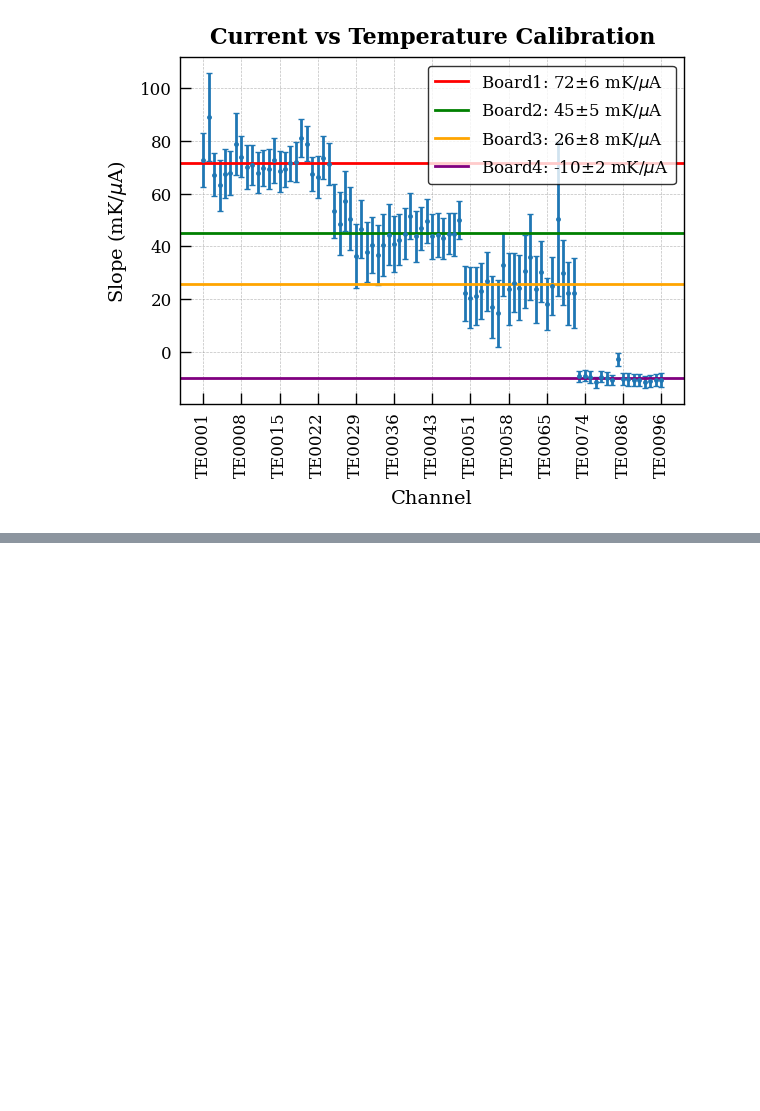
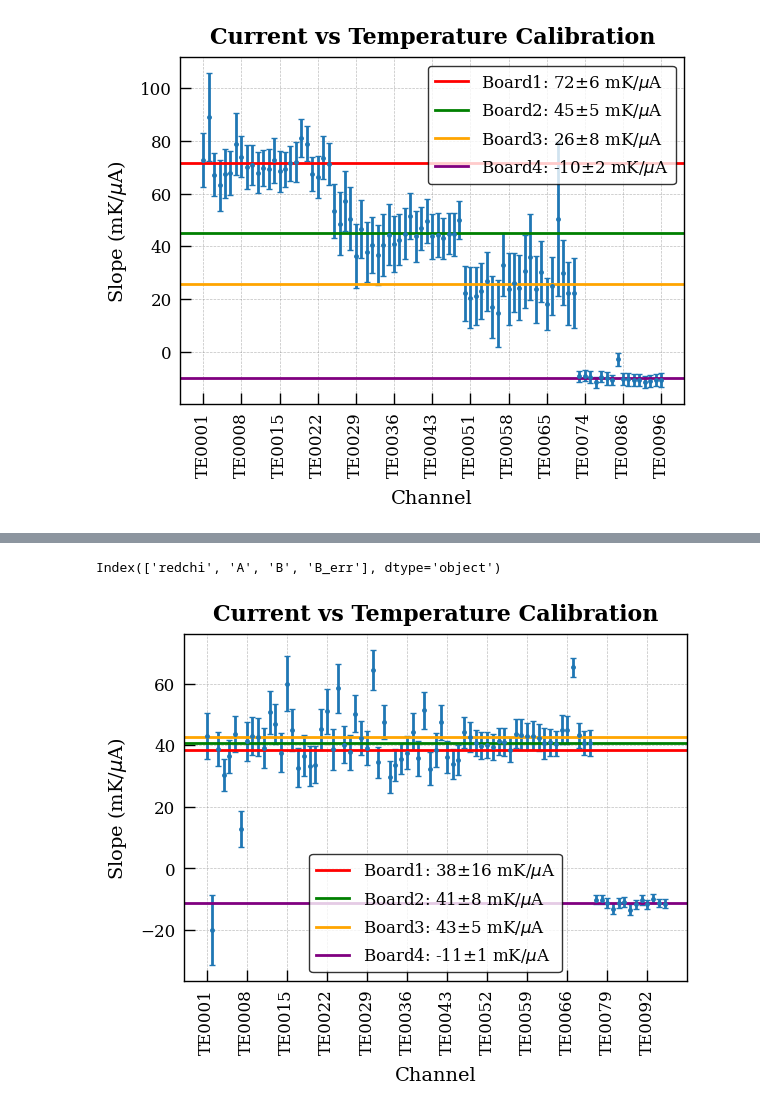
Before and after one commit to jcapo96/rtd, a Jupyter notebook: pdhd/ana/current_corr.ipynb, the cells around one changed output, grey strips where cells are left out. Saved outputs shown, nothing was run; the diff lists cells and outputs as text; code cells hidden in the pictures; blank space fills up the shorter version.

```diff
--- a/pdhd/ana/current_corr.ipynb
+++ b/pdhd/ana/current_corr.ipynb
@@ -133,0 +172,31 @@ slopes.to_csv("/eos/user/j/jcapotor/DUNE-IFIC/Experiments/ProtoDUNE-HD/Operation
+# %%
+def line(x, A, B):
+    return A + B * x
+
+results = {}
+minchi2 = 1e10
+
+sample = list(range(10, 240 + 1, 5))
+for minutes in sample:
+    i = 48
+    try:
+        data_plot = data.resample(f"{minutes}min").mean()
+        data_plot_err = data.resample(f"{minutes}min").std()
+        line_model = lmfit.Model(line)
+        params = line_model.make_params(A=0, B=1)
+        weights = 1 / np.sqrt(data_plot_err["IE_Card02"].to_numpy()**2 + data_plot_err[fr"TE00{i}"].to_numpy()**2)
+        fit_result = line_model.fit((data_plot[fr"TE00{i}"]-data_plot[fr"TE00{i}"].iloc[0]).to_numpy(),
+                                    params,
+                                    x=data_plot["IE_Card02"].to_numpy(), weights=weights)
+        if fit_result.redchi > 0.5:
+            continue
+        results[minutes] = {"redchi":fit_result.redchi, "A":fit_result.params["A"].value, "B":fit_result.params["B"].value, "B_err":fit_result.params["B"].stderr}
+        if fit_result.redchi < minchi2:
+            minchi2 = fit_result.redchi
+            best_minutes = minutes
+    except:
+        continue
+results = pd.DataFrame(results).T
+print(results.columns)
+# %% [output]
+Index(['redchi', 'A', 'B', 'B_err'], dtype='object')
@@ -133,0 +241,22 @@ slopes.to_csv("/eos/user/j/jcapotor/DUNE-IFIC/Experiments/ProtoDUNE-HD/Operation
+# %%
+plt.errorbar(slopes.index.to_numpy(), slopes["slope"].to_numpy(), yerr=slopes["slope_err"].to_numpy(), fmt="o", capsize=2)
+plt.ylabel(r"Slope (mK/$\mu$A)")
+plt.xlabel("Channel")
+xticks = slopes.index.to_numpy()
+plt.xticks(xticks[::max(1, len(xticks)//11)], rotation=90)
+plt.grid("on")
+plt.title("Current vs Temperature Calibration")
+
+board1 = slopes.loc[chan_board["IE_Card01"]]
+plt.axhline(board1["slope"].mean(), color="red", label=fr'Board1: {board1["slope"].mean():.0f}$\pm${board1["slope"].std():.0f} mK/$\mu$A')
+board1 = slopes.loc[chan_board["IE_Card02"]]
+plt.axhline(board1["slope"].mean(), color="green", label=fr'Board2: {board1["slope"].mean():.0f}$\pm${board1["slope"].std():.0f} mK/$\mu$A')
+board1 = slopes.loc[chan_board["IE_Card03"]]
+plt.axhline(board1["slope"].mean(), color="orange", label=fr'Board3: {board1["slope"].mean():.0f}$\pm${board1["slope"].std():.0f} mK/$\mu$A')
+board1 = slopes.loc[chan_board["IE_Card04"]]
+plt.axhline(board1["slope"].mean(), color="purple", label=fr'Board4: {board1["slope"].mean():.0f}$\pm${board1["slope"].std():.0f} mK/$\mu$A')
+plt.legend()
+
+slopes.to_csv("/eos/user/j/jcapotor/DUNE-IFIC/Experiments/ProtoDUNE-HD/Operation/Data/2024-7-1_2024-7-6_current_correction.csv")
+# %% [output]
+[figure, added]
```
Also changed, not shown: parts of 5 cells of this notebook, 5 other files.
